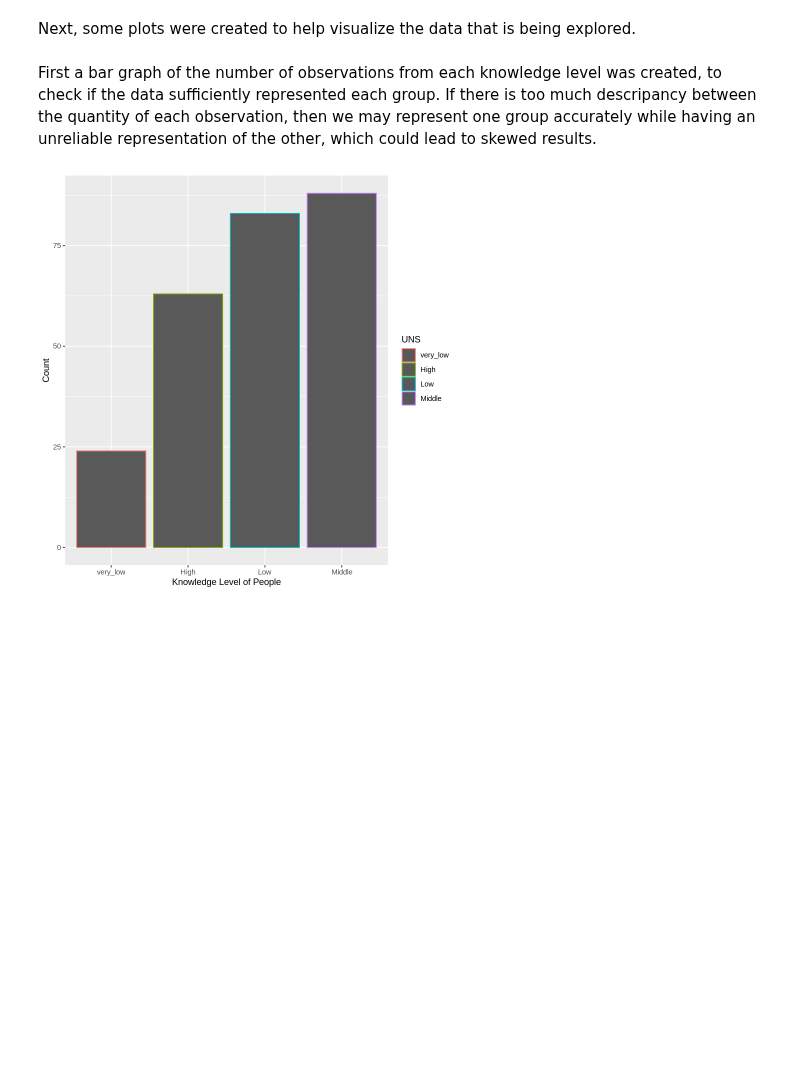
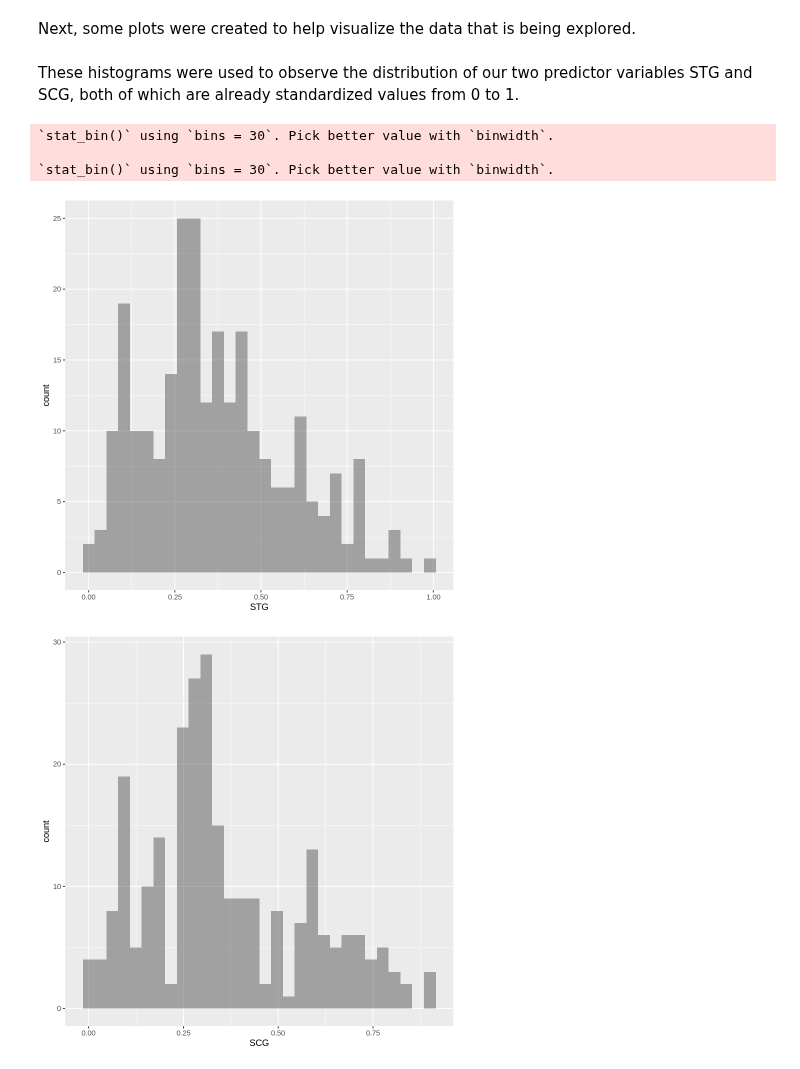
Before and after one commit to sanyad02/group-project-38, a Jupyter notebook: project.ipynb, the cells around one changed output. Drawn from its saved outputs; the diff is of its cells as text; code cells hidden in the pictures; blank space fills up the shorter version.

```diff
--- a/project.ipynb
+++ b/project.ipynb
@@ -22,9 +20,8 @@ library(readxl)
 # %% [markdown]
 Now we need to read in the required data, and wrangle it into a usable format. To do this, we need to first only read the first six columns, as the later columns are explanations of what the variable are and aren't actual data entries themselves. Also we only wish to use the training data
 # %%
-knowledge_data_df <- read_excel("data/uns_datatable.xls", sheet = "Training_Data", range = cell_cols("A:F"))
+knowledge <- read_excel("data/uns_datatable.xls", sheet = "Training_Data", range = cell_cols("A:F"))
 # %% [markdown]
 To further wrangle our data into a usable format, we wish to convert the last row, with only a limited number of possible options, to a factor.
 # %%
-knowledge_data_df <- mutate(knowledge_data_df, UNS = as_factor(UNS))
-knowledge_data_df
+knowledge <- mutate(knowledge, UNS = as_factor(UNS))
@@ -106,4 +67,2 @@ SCG_hist
 # %% [markdown]
 Next, some plots were created to help visualize the data that is being explored.
-# %% [markdown]
-First a bar graph of the number of observations from each knowledge level was created, to check if the data sufficiently represented each group. If there is too much descripancy between the quantity of each observation, then we may represent one group accurately while having an unreliable representation of the other, which could lead to skewed results.
@@ -113,6 +69,19 @@ processed_graph_data <- knowledge_data_df %>%
-# %%
-ggplot(processed_graph_data, aes(x = UNS, color = UNS)) +
-geom_bar() +
-labs(x = "Knowledge Level of People", y = "Count")
-# %% [output]
-[figure, removed]
+# %% [markdown]
+These histograms were used to observe the distribution of our two predictor variables STG and SCG, both of which are already standardized values from 0 to 1.
+# %%
+
+STG_hist <- ggplot(knowledge, aes(x = STG)) +
+  geom_histogram(alpha = 0.5, position = "identity")
+
+STG_hist
+
+SCG_hist <- ggplot(knowledge, aes(x = SCG)) +
+  geom_histogram(alpha = 0.5, position = "identity")
+
+SCG_hist
+# %% [output]
+`stat_bin()` using `bins = 30`. Pick better value with `binwidth`.
+
+`stat_bin()` using `bins = 30`. Pick better value with `binwidth`.
+[figure, added]
+[figure, added]
```
Also changed, not shown: parts of 16 cells of this notebook.
